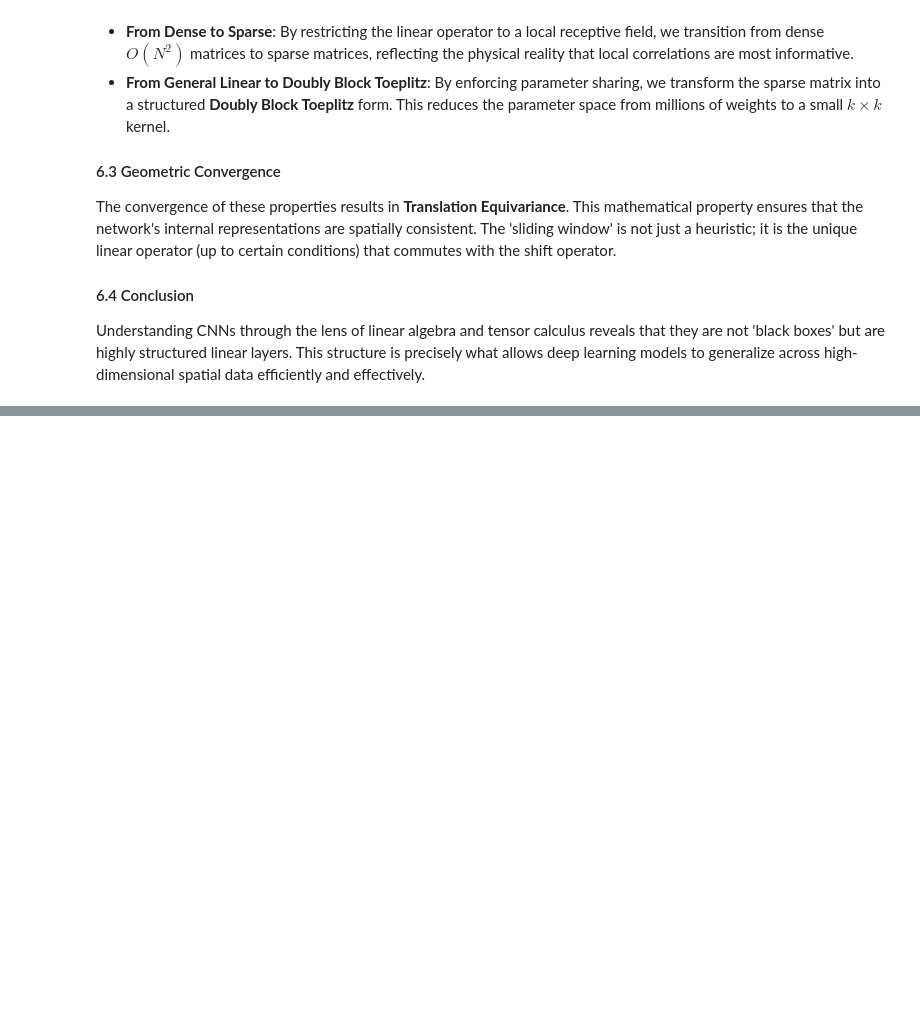
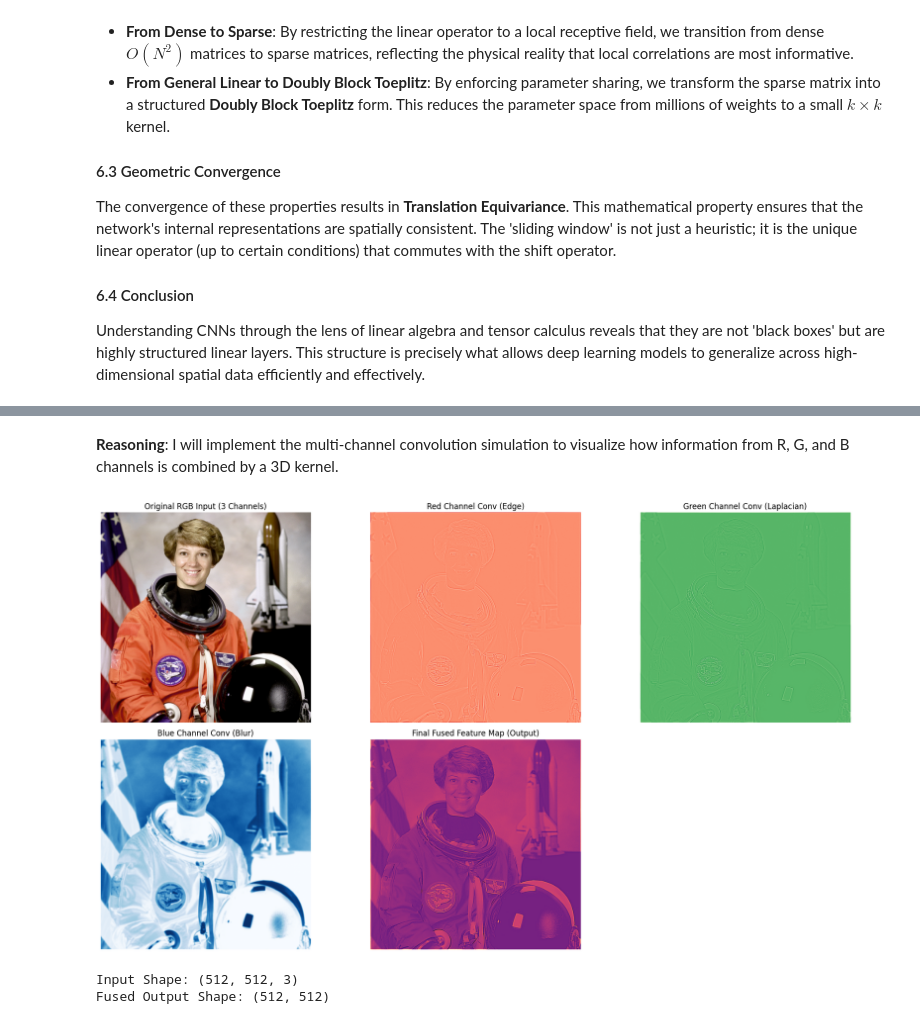
Before and after one commit to saiDan77/nn-from-scratch, a Jupyter notebook: CNN.ipynb, the cells around one changed output, grey strips where cells are left out. Cells and saved outputs as stored; diff of their text form; code cells hidden in the pictures; blank space fills up the shorter version.

```diff
--- a/CNN.ipynb
+++ b/CNN.ipynb
@@ -148,0 +488,62 @@ Understanding CNNs through the lens of linear algebra and tensor calculus reveal
+# %% [markdown]
+**Reasoning**:
+I will implement the multi-channel convolution simulation to visualize how information from R, G, and B channels is combined by a 3D kernel.
+# %%
+import numpy as np
+import matplotlib.pyplot as plt
+from scipy.signal import convolve2d
+from skimage import data
+
+# 1. Load a color image (RGB)
+img_rgb = data.astronaut() / 255.0
+
+# 2. Define a multi-channel kernel (3 channels, 3x3 each)
+# We'll use different filters to simulate diverse feature detection per channel
+kernel_r = np.array([[-1, -1, -1], [-1, 8, -1], [-1, -1, -1]]) # Edge detection
+kernel_g = np.array([[0, 1, 0], [1, -4, 1], [0, 1, 0]])        # Laplacian
+kernel_b = np.array([[1, 1, 1], [1, 1, 1], [1, 1, 1]]) / 9.0   # Box Blur
+
+# 3. Perform Channel-wise Convolution
+conv_r = convolve2d(img_rgb[:,:,0], kernel_r, mode='same')
+conv_g = convolve2d(img_rgb[:,:,1], kernel_g, mode='same')
+conv_b = convolve2d(img_rgb[:,:,2], kernel_b, mode='same')
+
+# 4. Fusion (Summation + Bias)
+bias = 0.1
+fused_feature_map = conv_r + conv_g + conv_b + bias
+
+# 5. Visualization
+fig, axes = plt.subplots(2, 3, figsize=(18, 10))
+
+axes[0, 0].imshow(img_rgb)
+axes[0, 0].set_title("Original RGB Input (3 Channels)")
+axes[0, 0].axis('off')
+
+axes[0, 1].imshow(conv_r, cmap='Reds')
+axes[0, 1].set_title("Red Channel Conv (Edge)")
+axes[0, 1].axis('off')
+
+axes[0, 2].imshow(conv_g, cmap='Greens')
+axes[0, 2].set_title("Green Channel Conv (Laplacian)")
+axes[0, 2].axis('off')
+
+axes[1, 0].imshow(conv_b, cmap='Blues')
+axes[1, 0].set_title("Blue Channel Conv (Blur)")
+axes[1, 0].axis('off')
+
+axes[1, 1].imshow(fused_feature_map, cmap='magma')
+axes[1, 1].set_title("Final Fused Feature Map (Output)")
+axes[1, 1].axis('off')
+
+# Remove empty subplot
+axes[1, 2].axis('off')
+
+plt.tight_layout()
+plt.show()
+
+print(f"Input Shape: {img_rgb.shape}")
+print(f"Fused Output Shape: {fused_feature_map.shape}")
+# %% [output]
+[figure, added]
+Input Shape: (512, 512, 3)
+Fused Output Shape: (512, 512)
```
Also changed, not shown: parts of 27 cells of this notebook.
